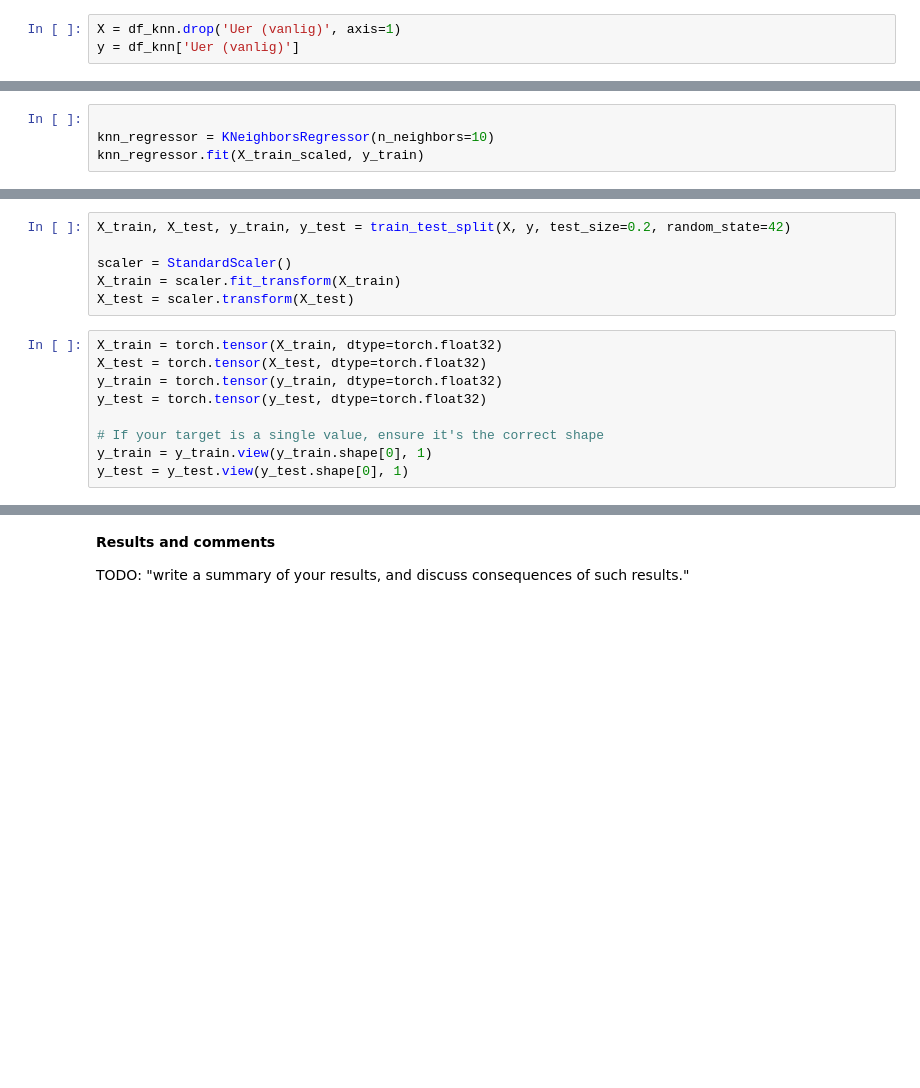
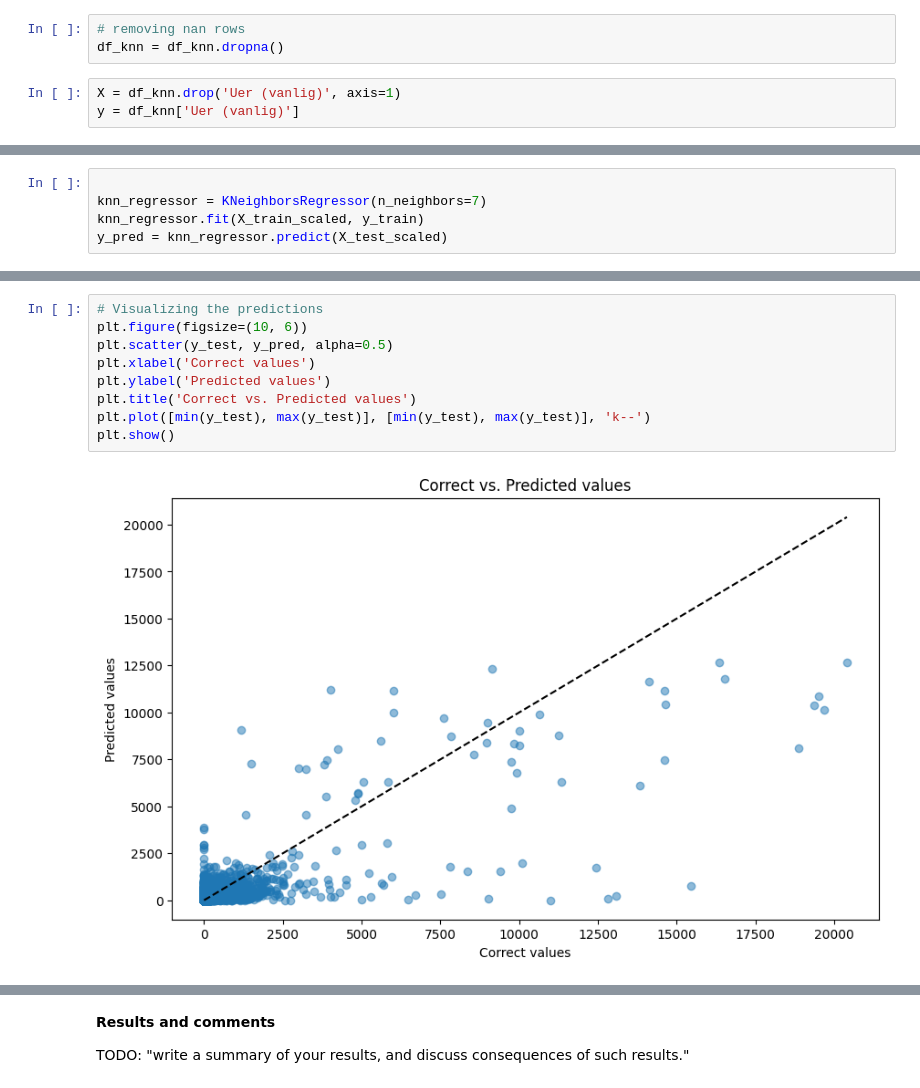
Before and after one commit to ThomasNicolai/info284groupexam, a Jupyter notebook: groupexam.ipynb, the cells around one changed output, grey strips where cells are left out. Saved outputs shown, nothing was run; the diff lists cells and outputs as text; blank space fills up the shorter version.

```diff
--- a/groupexam.ipynb
+++ b/groupexam.ipynb
@@ -342,3 +339,6 @@ df_knn.head()
+# %%
+# removing nan rows
+df_knn = df_knn.dropna()
 # %%
 X = df_knn.drop('Uer (vanlig)', axis=1)
 y = df_knn['Uer (vanlig)']
@@ -371,4 +350,5 @@ X_test_scaled = scaler.transform(X_test)
 # %%
 
-knn_regressor = KNeighborsRegressor(n_neighbors=10)
+knn_regressor = KNeighborsRegressor(n_neighbors=7)
 knn_regressor.fit(X_train_scaled, y_train)
+y_pred = knn_regressor.predict(X_test_scaled)
@@ -391,15 +354,0 @@ y = df_pytorch['Uer (vanlig)'].values
-# %%
-X_train, X_test, y_train, y_test = train_test_split(X, y, test_size=0.2, random_state=42)
-
-scaler = StandardScaler()
-X_train = scaler.fit_transform(X_train)
-X_test = scaler.transform(X_test)
-# %%
-X_train = torch.tensor(X_train, dtype=torch.float32)
-X_test = torch.tensor(X_test, dtype=torch.float32)
-y_train = torch.tensor(y_train, dtype=torch.float32)
-y_test = torch.tensor(y_test, dtype=torch.float32)
-
-# If your target is a single value, ensure it's the correct shape
-y_train = y_train.view(y_train.shape[0], 1)
-y_test = y_test.view(y_test.shape[0], 1)
@@ -452,0 +370,11 @@ Test Loss: nan
+# %%
+# Visualizing the predictions
+plt.figure(figsize=(10, 6))
+plt.scatter(y_test, y_pred, alpha=0.5)
+plt.xlabel('Correct values')
+plt.ylabel('Predicted values')
+plt.title('Correct vs. Predicted values')
+plt.plot([min(y_test), max(y_test)], [min(y_test), max(y_test)], 'k--')
+plt.show()
+# %% [output]
+[figure, added]
```
Also changed, not shown: parts of 17 cells of this notebook.
